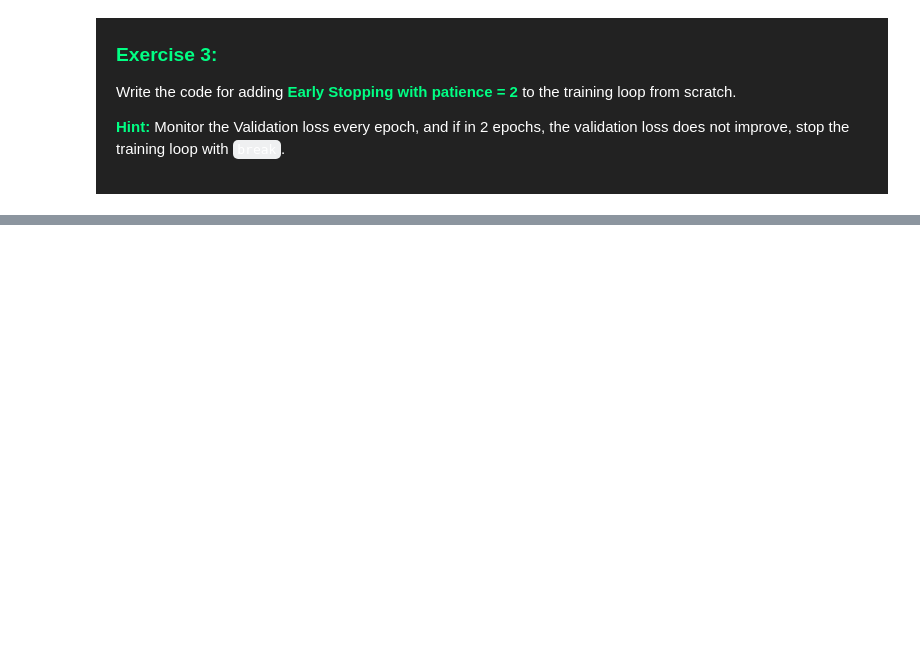
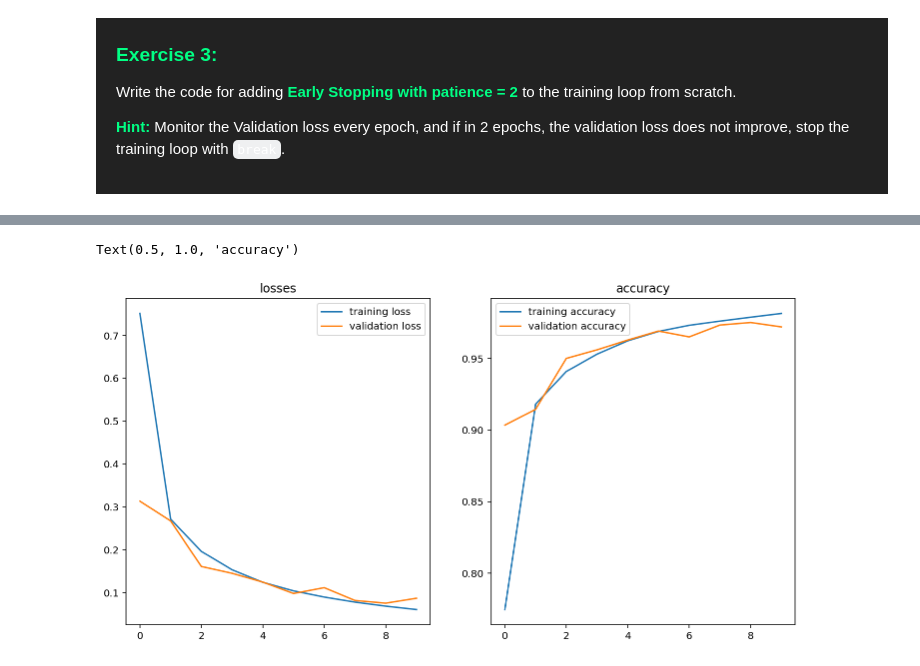
Before and after one commit to S-Alikhonov/AI_ML, a Jupyter notebook: Chapter 3/01. MLP Muliclass classification (MNIST)/4.3 Pytorch MNIST - Exercise.ipynb, the cells around one changed output, grey strips where cells are left out. Saved outputs shown, nothing was run; the diff lists cells and outputs as text; code cells hidden in the pictures; blank space fills up the shorter version.

```diff
--- a/Chapter 3/01. MLP Muliclass classification (MNIST)/4.3 Pytorch MNIST - Exercise.ipynb
+++ b/Chapter 3/01. MLP Muliclass classification (MNIST)/4.3 Pytorch MNIST - Exercise.ipynb
@@ -738,3 +601,17 @@ Sequential(
+# %%
+
+fig,ax = plt.subplots(1,2,figsize=(12,6))
+ax[0].plot(tr_loss,label='training loss')
+ax[0].plot(val_loss,label='validation loss')
+ax[0].legend()
+ax[0].set_title('losses')
+ax[1].plot(tr_acc,label='training accuracy')
+ax[1].plot(val_acc,label='validation accuracy')
+ax[1].legend()
+ax[1].set_title('accuracy')
+# %% [output]
+Text(0.5, 1.0, 'accuracy')
+[figure, added]
 # %%
 images, labels = next(iter(testloader))
 images.resize_(images.shape[0], 1, 784)
```
Also changed, not shown: parts of 22 cells of this notebook, 39 other files.
